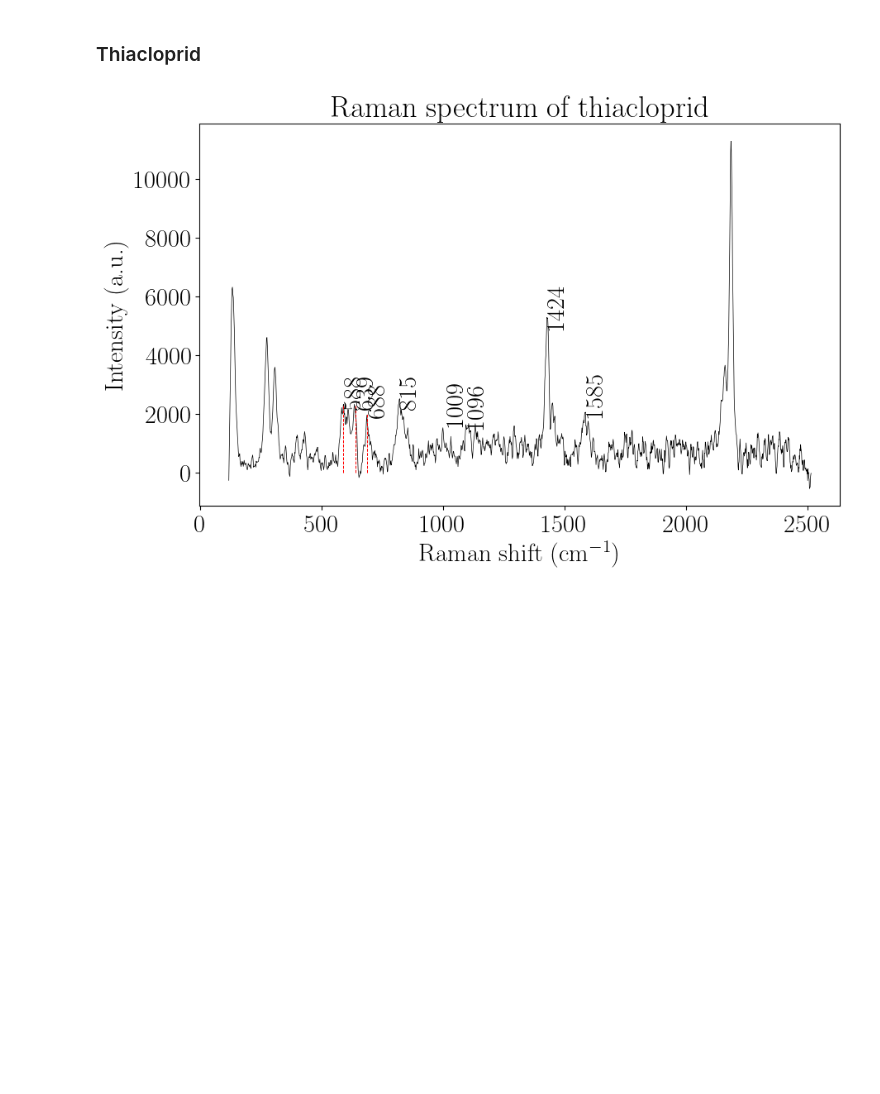
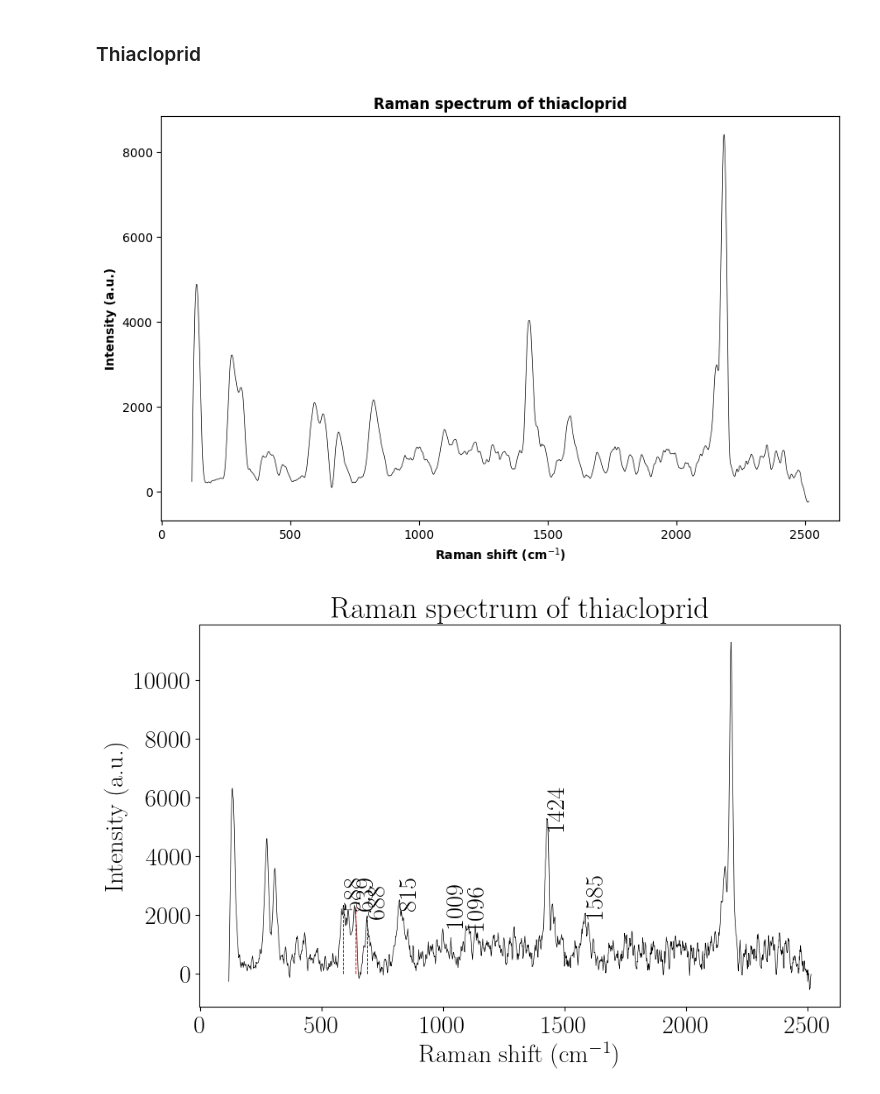
Before and after one commit to anva-kn/Raman, a Jupyter notebook: Raman&SERS.ipynb, the cells around one changed output. Drawn from its saved outputs; the diff is of its cells as text; code cells hidden in the pictures; blank space fills up the shorter version.

```diff
--- a/Raman&SERS.ipynb
+++ b/Raman&SERS.ipynb
@@ -176,3 +173,19 @@ thia_peaks = [588, 639, 688, 815, 1009, 1096, 1424, 1585]
 # %%
 # _, thia_raman_20s = rd.read_data("data/20220816 Analyte 532 Raman/No2 Thiacloprid powder/20s 4avg 100um fiber HWP42 MR-Newton ctr1400.tif")
 thia_raman_no_bg = np.genfromtxt("csv_files/thiacloprid_raman_no_bg.csv", delimiter="\n")
+# %%
+# Smooth the thiacloprid data with a Savitzky-Golay filter
+thia_raman_no_bg_smooth = savgol_filter(thia_raman_no_bg, 31, 3)
+# %%
+# Plot the thiacloprid Raman spectrum
+start_idx = 44
+end_idx = 1600
+plt.figure(figsize=(10, 6))
+plt.plot(f_sup_background_20s_4avg[start_idx:end_idx], thia_raman_no_bg_smooth[start_idx:end_idx], label='Thiacloprid', color='black', linewidth=0.5)
+# plt.plot(f_sup_background_20s_4avg[start_idx:end_idx], thia_raman_no_bg[start_idx:end_idx], label='Thiacloprid', color='black', linewidth=0.5)
+plt.xlabel('Raman shift (cm$^{-1}$)', weight='bold')
+plt.ylabel('Intensity (a.u.)', weight='bold')
+plt.title('Raman spectrum of thiacloprid', weight='bold')
+plt.show()
+# %% [output]
+[figure, added]
```
Also changed, not shown: parts of 5 cells of this notebook, 2 other files.
